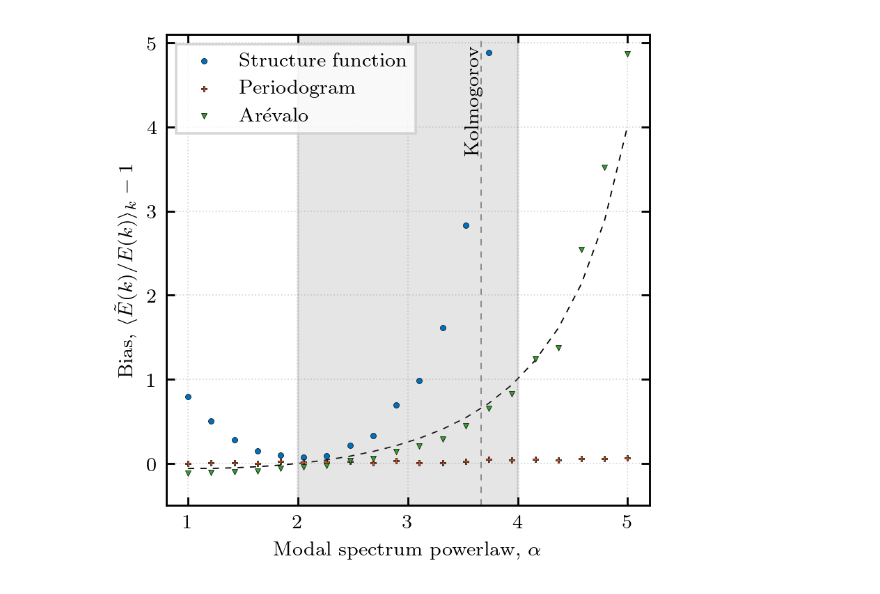
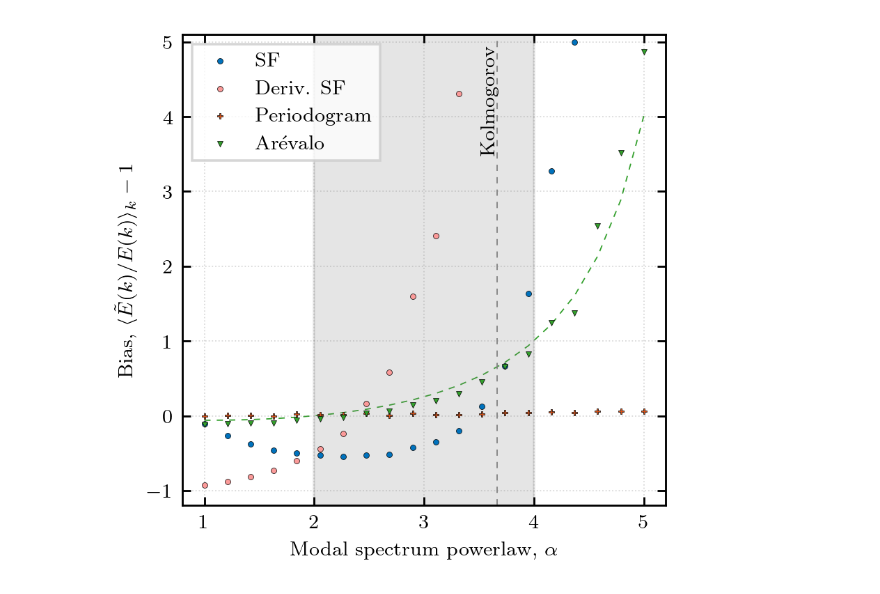
Before and after one commit to mab68/Kea, a Jupyter notebook: paper1/fbm_spectral_bias.ipynb, the cells around one changed output. Drawn from its saved outputs; the diff is of its cells as text; code cells hidden in the pictures.

Commit message:
Paper plots, strfn deriv. specra

```diff
--- a/paper1/fbm_spectral_bias.ipynb
+++ b/paper1/fbm_spectral_bias.ipynb
@@ -82,7 +82,10 @@ for i, ll in enumerate(sfs):
     i_sf_fek = strfn_spectra.interpolate(k, fek, kfeks[i][0])
     idx_min = (np.abs(kfeks[i][0] - STRFN_MIN)).argmin()
     idx_max = (np.abs(kfeks[i][0] - STRFN_MAX)).argmin()
-    sf_avg[-alphas[i]] = (np.nanmean(i_sf_fek[idx_min:idx_max]/models[i][idx_min:idx_max]), 1.)
+
+    z, xx, p = fit_base.fit_powerlaw(k, fek, STRFN_MIN, STRFN_MAX)
+
+    sf_avg[-alphas[i]] = (np.nanmean(i_sf_fek[idx_min:idx_max]/models[i][idx_min:idx_max]/(-z[0])), 1.)
 
 sf2_avg = {}
 for i, ll in enumerate(sfs):
@@ -111,7 +114,7 @@ for a in sf_avg.keys():
     ax.scatter(a, sf_avg[a][0] - sf_avg[a][1], marker='o', s=5., color=c[0], zorder=2, linewidth=0.2, edgecolor='black')
 
 for a in sf2_avg.keys():
-    ax.scatter(a, sf2_avg[a][0] - sf2_avg[a][1], marker='o', s=5., color=c[0], zorder=2, linewidth=0.2, edgecolor='black', alpha=0.5)
+    ax.scatter(a, sf2_avg[a][0] - sf2_avg[a][1], marker='o', s=5., color=c[3], zorder=2, linewidth=0.2, edgecolor='black')
 
 for a in ek_avg.keys():
     ax.scatter(a, ek_avg[a][0] - ek_avg[a][1], marker='P', s=5., color=c[1], zorder=2, linewidth=0.2, edgecolor='black')
@@ -122,35 +125,36 @@ for a in arevalo_avg.keys():
 from scipy.special import gamma
 aa = -alphas
 scaling = 2.**(aa/2.) * gamma(D/2. + 2. - aa/2.) / gamma(D/2. + 2.)
-ax.plot(-alphas, scaling - 1., linewidth=0.5, color='black', linestyle=(0,(5,5)), zorder=0)
+ax.plot(-alphas, scaling - 1., linewidth=0.5, color=c[2], linestyle=(0,(5,5)), zorder=0)
 
-ax.scatter([], [], marker='o', s=5., color=c[0], linewidth=0.2, edgecolor='black', label=r'Structure function')
+ax.scatter([], [], marker='o', s=5., color=c[0], linewidth=0.2, edgecolor='black', label=r'SF')
+ax.scatter([], [], marker='o', s=5., color=c[3], linewidth=0.2, edgecolor='black', label=r'Deriv. SF')
 ax.scatter([], [], marker='P', s=5., color=c[1], linewidth=0.2, edgecolor='black', label=r'Periodogram')
 ax.scatter([], [], marker='v', s=5., color=c[2], linewidth=0.2, edgecolor='black', label=r'Ar\'evalo')
 #ax.plot([], [], color='black', linewidth=0.5, linestyle=(0,(5,5)), label=r'Analytical Ar\'evalo')
 ax.legend(fancybox=False, frameon=True, loc='upper left')
 
 ax.axvline(11./3., linestyle=(0, (5, 5)), color='gray', linewidth=0.5, zorder=0)
 ax.text(11./3.-0.15, 0.75, r'Kolmogorov', transform=ax.get_xaxis_transform(), rotation=90, color='black')
 
 ax.axvspan(D, D+2., alpha=0.2, color='gray')
 #ax.text(2.1, 0.95, r'fBm region', transform=ax.get_xaxis_transform(), color='black')
 
 #ax.set_ylabel('Bias, $\\tilde{\gamma}/\gamma$')
 ax.set_ylabel('Bias, $\langle \\tilde{E}(k)/E(k) \\rangle_{k} - 1$')
 ax.set_xlabel('Modal spectrum powerlaw, $\\alpha$')
 
 ax.yaxis.set_ticks_position('both')
 ax.xaxis.set_ticks_position('both')
 ax.tick_params(axis='y', direction='in')
 ax.tick_params(axis='x', direction='in')
 
-ax.set_ylim((-0.5, 5.1))
+ax.set_ylim((-1.2, 5.1))
 
 ax.grid(linestyle=':', alpha=0.3, linewidth=0.5, color='gray')
 
 #fig.subplots_adjust(wspace=0.05)
 fig.savefig('plots/fbm_spectra_bias.pdf', transparent=True, bbox_inches='tight', pad_inches=0)
 fig.savefig('plots/fbm_spectra_bias.png', transparent=True, bbox_inches='tight', pad_inches=0)
 # %% [output]
-[figure, old version]
+[figure, new version]
```
Also changed, not shown: parts of 1 cell of this notebook, 5 other files.
